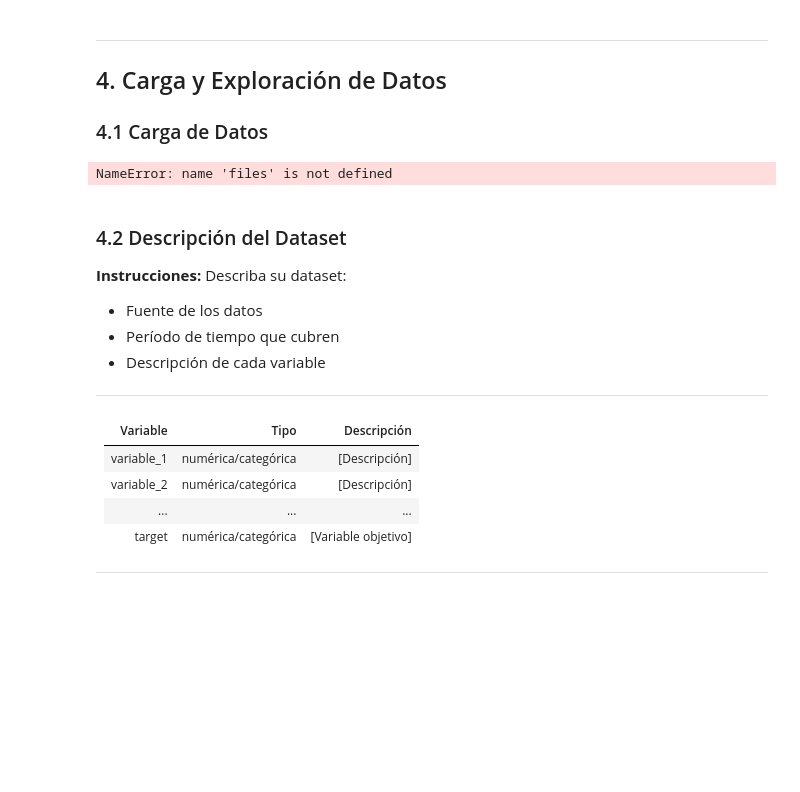
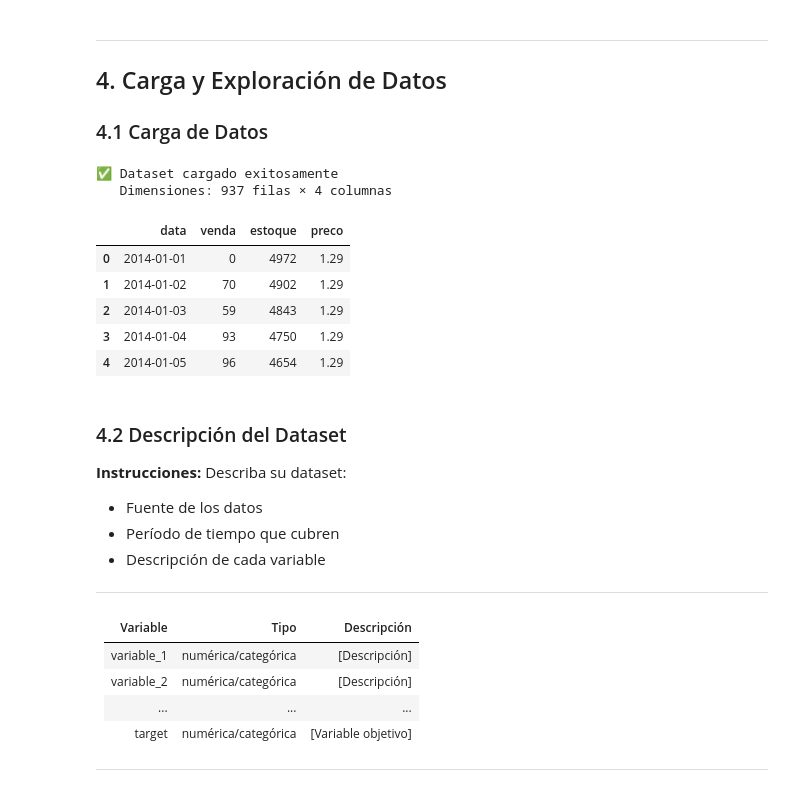
Before and after one commit to f1536106-dotcom/AML-Final-Yuyes-Vladimir, a Jupyter notebook: notebooks/final_project.ipynb, the cells around one changed output. Saved outputs shown, nothing was run; the diff lists cells and outputs as text; code cells hidden in the pictures; blank space fills up the shorter version.

```diff
--- a/notebooks/final_project.ipynb
+++ b/notebooks/final_project.ipynb
@@ -231,32 +231,48 @@ El proyecto busca predecir un valor numérico continuo (ventas) en función de d
 # %%
 # =====================================================
 # CARGA DE DATOS
 # =====================================================
 
 # Opción 1: Cargar desde Google Drive
 # df = pd.read_csv(BASE_PATH + 'datos.csv')
 
 # Opción 2: Cargar desde URL
 # df = pd.read_csv('https://url-de-sus-datos.com/datos.csv')
 
 # Opción 3: Cargar desde archivo local (subido a Colab)
 # from google.colab import files
 # uploaded = files.upload()
 # df = pd.read_csv('nombre_archivo.csv')
 
 # Opción 4: Dataset de ejemplo (para testing)
 # from sklearn.datasets import load_iris, load_boston, fetch_california_housing
 # data = load_iris()
 # df = pd.DataFrame(data.data, columns=data.feature_names)
 # df['target'] = data.target
 
 # =====================================================
-# COMPLETE AQUÍ: Cargue su dataset
+
+# Ruta del archivo (ajusta si está en carpeta)
+BASE_PATH = "/content/drive/MyDrive/"
+df = pd.read_csv(BASE_PATH + "datos.csv.csv")
+
+# =====================================================
+# Verificación
+# =====================================================
 
 print(f"✅ Dataset cargado exitosamente")
 print(f"   Dimensiones: {df.shape[0]:,} filas × {df.shape[1]} columnas")
+
+df.head()
 # %% [output]
-NameError: name 'files' is not defined
+✅ Dataset cargado exitosamente
+   Dimensiones: 937 filas × 4 columnas
+|  | data | venda | estoque | preco |
+| 0 | 2014-01-01 | 0 | 4972 | 1.29 |
+| 1 | 2014-01-02 | 70 | 4902 | 1.29 |
+| 2 | 2014-01-03 | 59 | 4843 | 1.29 |
+| 3 | 2014-01-04 | 93 | 4750 | 1.29 |
+| 4 | 2014-01-05 | 96 | 4654 | 1.29 |
 # %% [markdown]
 ### 4.2 Descripción del Dataset
 
```
